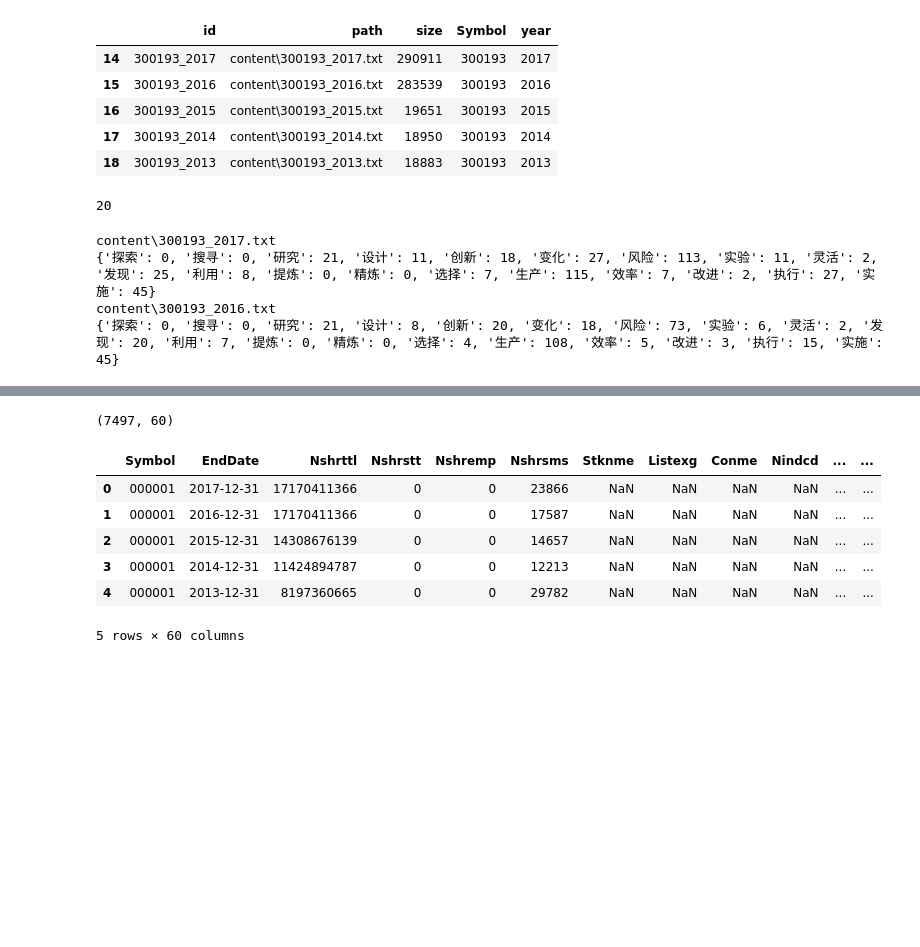
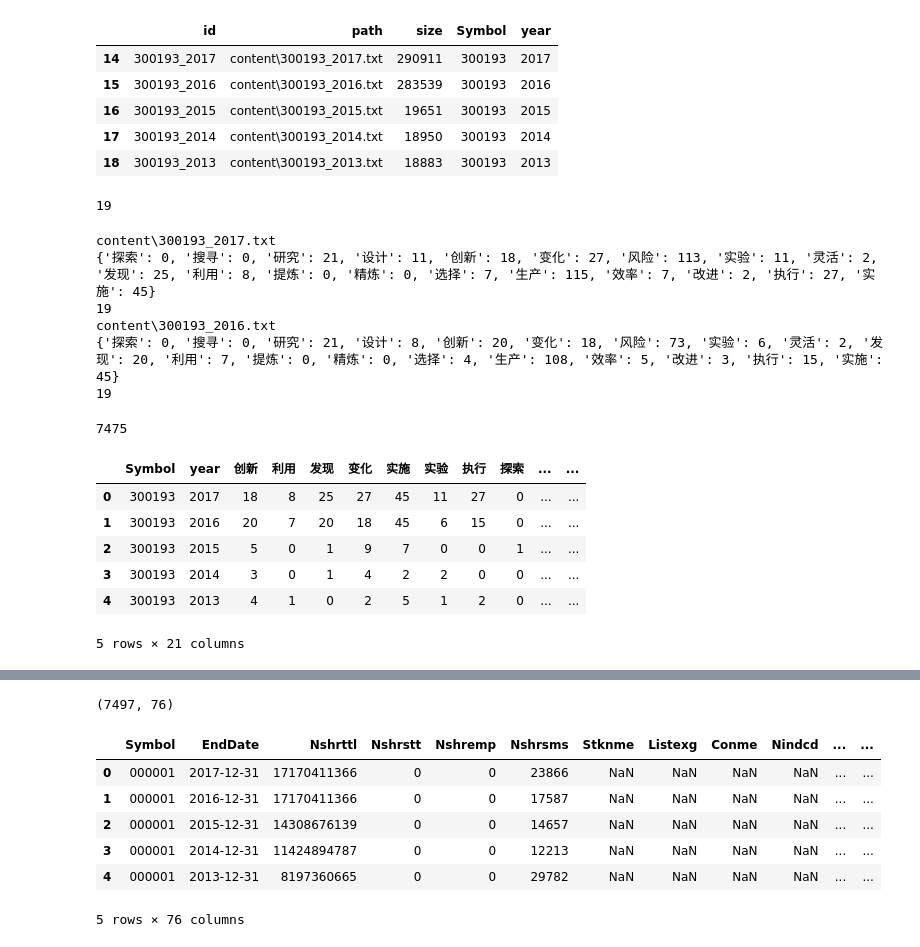
Before and after one commit to zjgpf/data_anaylysis1, a Jupyter notebook: data_analysis1/data_analysis1.ipynb, the cells around one changed output, grey strips where cells are left out. Saved outputs shown, nothing was run; the diff lists cells and outputs as text; code cells hidden in the pictures; blank space fills up the shorter version.

```diff
--- a/data_analysis1/data_analysis1.ipynb
+++ b/data_analysis1/data_analysis1.ipynb
@@ -150,11 +150,11 @@ new_df.head()
 | 18 | 300193_2013 | content\300193_2013.txt | 18883 | 300193 | 2013 |
 # %%
 freq_words = ['探索','搜寻','研究','设计','创新','变化','风险','实验','灵活','发现',
-              '利用','提炼','精炼','选择','生产','效率','改进','选择','执行','实施']
+              '利用','提炼','精炼','选择','生产','效率','改进','执行','实施']
 
 print(len(freq_words))
 # %% [output]
-20
+19
 # %%
 temp = new_df[:2]
 
@@ -175,11 +175,43 @@ for row in temp.iterrows():
     print(file)
     fill_dict(file, freq_words_dict)
     print(freq_words_dict)
+    print(len(freq_words_dict))
 # %% [output]
 content\300193_2017.txt
 {'探索': 0, '搜寻': 0, '研究': 21, '设计': 11, '创新': 18, '变化': 27, '风险': 113, '实验': 11, '灵活': 2, '发现': 25, '利用': 8, '提炼': 0, '精炼': 0, '选择': 7, '生产': 115, '效率': 7, '改进': 2, '执行': 27, '实施': 45}
+19
 content\300193_2016.txt
 {'探索': 0, '搜寻': 0, '研究': 21, '设计': 8, '创新': 20, '变化': 18, '风险': 73, '实验': 6, '灵活': 2, '发现': 20, '利用': 7, '提炼': 0, '精炼': 0, '选择': 4, '生产': 108, '效率': 5, '改进': 3, '执行': 15, '实施': 45}
+19
+# %%
+df_new = {'Symbol':[],'year':[]}
+for k in freq_words:df_new[k] = []
+
+for row in tqdm(new_df.iterrows()):
+    freq_words_dict = {k:0 for k in freq_words}
+    file = row[1]['path']
+    fill_dict(file, freq_words_dict)
+
+    df_new['Symbol'] += [row[1]['Symbol']]
+    df_new['year'] += [row[1]['year']]
+
+    for k,v in freq_words_dict.items():
+        df_new[k]+=[v]
+
+len(df_new['Symbol'])
+# %% [output]
+7475
+# %%
+df_new1 = pd.DataFrame(df_new)
+df_new1.head()
+# %% [output]
+|  | Symbol | year | 创新 | 利用 | 发现 | 变化 | 实施 | 实验 | 执行 | 探索 | ... | ... |
+| 0 | 300193 | 2017 | 18 | 8 | 25 | 27 | 45 | 11 | 27 | 0 | ... | ... |
+| 1 | 300193 | 2016 | 20 | 7 | 20 | 18 | 45 | 6 | 15 | 0 | ... | ... |
+| 2 | 300193 | 2015 | 5 | 0 | 1 | 9 | 7 | 0 | 0 | 1 | ... | ... |
+| 3 | 300193 | 2014 | 3 | 0 | 1 | 4 | 2 | 2 | 0 | 0 | ... | ... |
+| 4 | 300193 | 2013 | 4 | 1 | 0 | 2 | 5 | 1 | 2 | 0 | ... | ... |
+5 rows × 21 columns
 # %%
 df1['year'] = df1['EndDate'].apply(lambda x:x[:4])
 df1.head()
@@ -192,17 +224,17 @@ df1.head()
 | 4 | 000001 | 2015-12-31 | 14308676139 | 0 | 0 | 14657 | NaN | NaN | NaN | NaN | ... | ... |
 5 rows × 57 columns
 # %%
-df = df1.merge(new_df, how='inner')
+df = df1.merge(df_new1, how='inner')
 print(df.shape)
 df.head()
 # %% [output]
-(7497, 60)
+(7497, 76)
 |  | Symbol | EndDate | Nshrttl | Nshrstt | Nshremp | Nshrsms | Stknme | Listexg | Conme | Nindcd | ... | ... |
 | 0 | 000001 | 2017-12-31 | 17170411366 | 0 | 0 | 23866 | NaN | NaN | NaN | NaN | ... | ... |
 | 1 | 000001 | 2016-12-31 | 17170411366 | 0 | 0 | 17587 | NaN | NaN | NaN | NaN | ... | ... |
 | 2 | 000001 | 2015-12-31 | 14308676139 | 0 | 0 | 14657 | NaN | NaN | NaN | NaN | ... | ... |
 | 3 | 000001 | 2014-12-31 | 11424894787 | 0 | 0 | 12213 | NaN | NaN | NaN | NaN | ... | ... |
 | 4 | 000001 | 2013-12-31 | 8197360665 | 0 | 0 | 29782 | NaN | NaN | NaN | NaN | ... | ... |
-5 rows × 60 columns
+5 rows × 76 columns
 # %%
 df.to_csv('df.csv',index=False)
```
Also changed, not shown: 1 other file.
